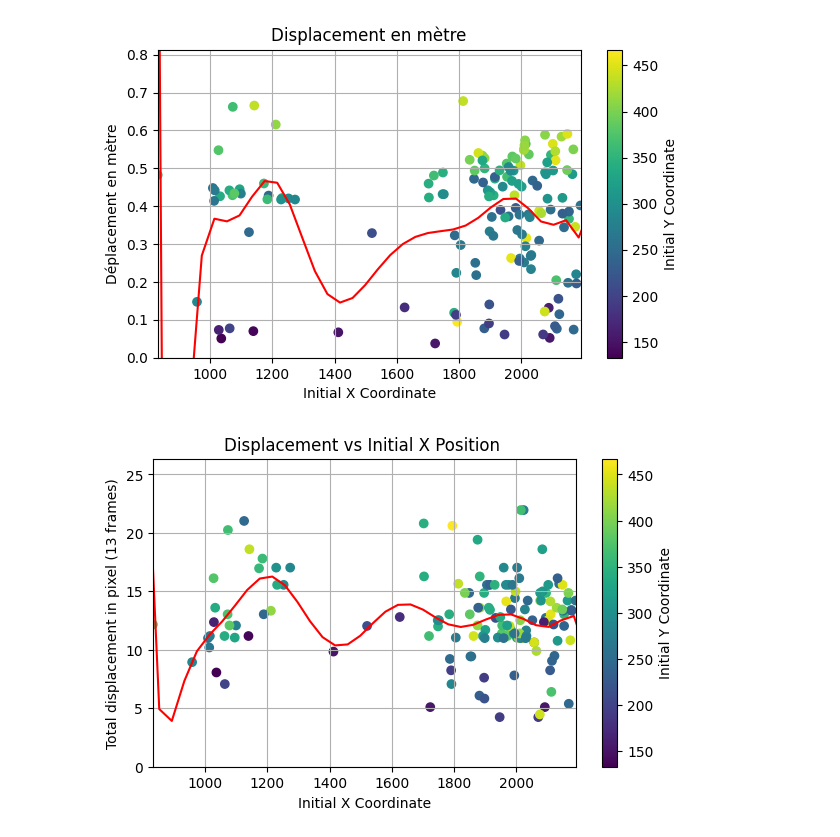
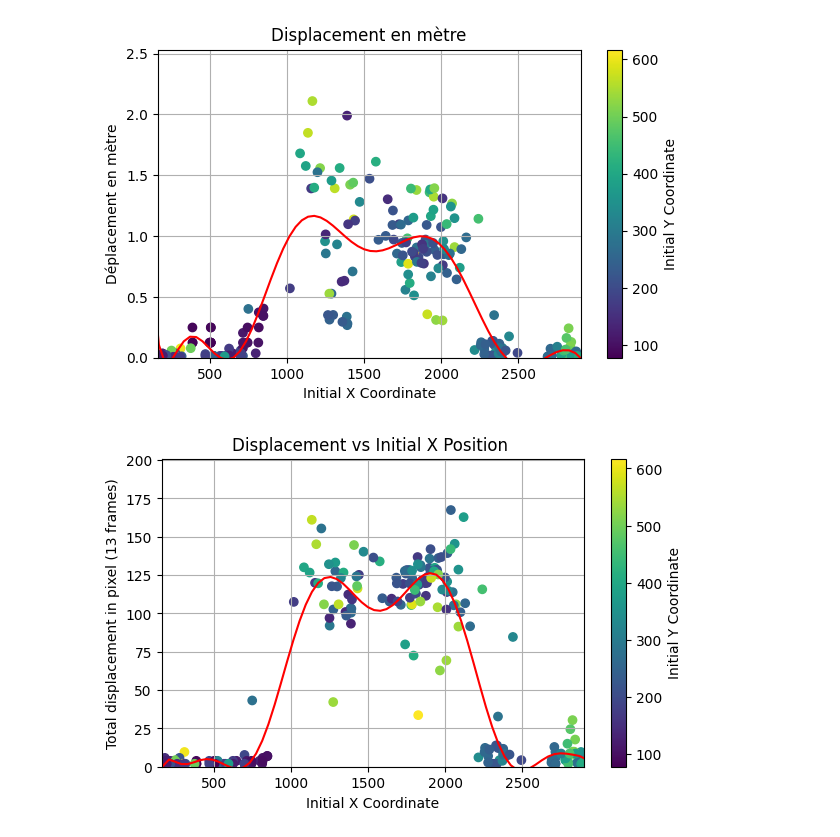
Before and after one commit to rosa-github/Design-Project, a Jupyter notebook: bordel_general.ipynb, the cells around one changed output. Saved outputs shown, nothing was run; the diff lists cells and outputs as text; code cells hidden in the pictures.

```diff
--- a/bordel_general.ipynb
+++ b/bordel_general.ipynb
@@ -70,8 +70,8 @@ def save_BW_img(cap):
     cap.release()
     return image
 # %%
-cap0 = cv2.VideoCapture("/Users/nilsmanni/Desktop/MA2/design_project/arve_d.MP4")
-cap1 = cv2.VideoCapture("/Users/nilsmanni/Desktop/MA2/design_project/arve_g.MP4")
+cap0 = cv2.VideoCapture("/Users/nilsmanni/Desktop/MA2/design_project/GX010031.MP4")
+cap1 = cv2.VideoCapture("/Users/nilsmanni/Desktop/MA2/design_project/GX010030.MP4")
 #cap0 = cv2.VideoCapture("C:/Users/rosas/Documents/Epfl/MA_2/Design Project/Neu/Videos_neu/Left2.MP4")
 #cap1 = cv2.VideoCapture("C:/Users/rosas/Documents/Epfl/MA_2/Design Project/Neu/Videos_neu/Right2.MP4")
 
@@ -139,10 +139,10 @@ plotting(rectified_left[0], rectified_right[0], h_value=2000)
 # %%
 # Define the y-axis range
-start_y = 1750
-end_y = 2250
+start_y = 2000
+end_y = 2750
 
 # define the x-axis range
-start_x = 0
+start_x = 1000
 end_x = 4000
 # Define the size of the stripe
 stripe_height = end_y - start_y
@@ -685,12 +686,16 @@ def drop_outliers_IQR(df):
 
    return outliers_dropped
 # %%
-stats = drop_outliers_IQR(stats)
+#stats = drop_outliers_IQR(stats)
+# %%
+stats = stats.dropna()
+stats.length /= 0.52
+stats.dep_m/= 0.52
 # %%
 x = stats.x0
 y = stats.dep_m
 
-mymodel = np.poly1d(np.polyfit(x, y, 19))
+mymodel = np.poly1d(np.polyfit(x, y, 12))
 myline = np.linspace(5, 4000, 100)
 plt.figure(figsize=(15, 4))
 plt.subplot(1, 2, 1)
@@ -702,33 +707,33 @@ plt.ylabel("Déplacement en mètre")
 plt.title("Displacement en mètre")
 plt.colorbar(label='Initial Y Coordinate')
 plt.ylim(bottom=0, top=np.max(y) + 0.2*np.max(y))
 plt.xlim(left = np.min(x), right= np.max(x))
 plt.grid(True)
 
 
 y_pix = stats.length
 
-mymodel = np.poly1d(np.polyfit(x, y_pix, 16))
+mymodel = np.poly1d(np.polyfit(x, y_pix, 12))
 myline = np.linspace(5, 4000, 100)
 plt.figure(figsize=(15, 4))
 plt.subplot(1, 2, 2)
 plt.scatter(x, y_pix, c=stats.y0, cmap='viridis')
 plt.plot(myline, mymodel(myline), color='red')
 #plt.scatter(stats.x0, stats.length)
 plt.xlabel("Initial X Coordinate")
 plt.ylabel("Total displacement in pixel (13 frames)")
 plt.title("Displacement vs Initial X Position ")
 plt.colorbar(label='Initial Y Coordinate')
 plt.ylim(bottom=0, top=np.max(y_pix) + 0.2*np.max(y_pix))
 plt.xlim(left = np.min(x), right= np.max(x))
 plt.grid(True)
 
 
 # Affichage de la dernière image de img_list
 #plt.subplot(1, 2, 2)
 #plt.title('représentation du déplacement des particules')
 #plt.imshow(img_list[-1], cmap='gray')
 plt.show()
 # %% [output]
-[figure, old version]
+[figure, new version]
-[figure, old version]
+[figure, new version]
```
Also changed, not shown: parts of 15 cells of this notebook.
